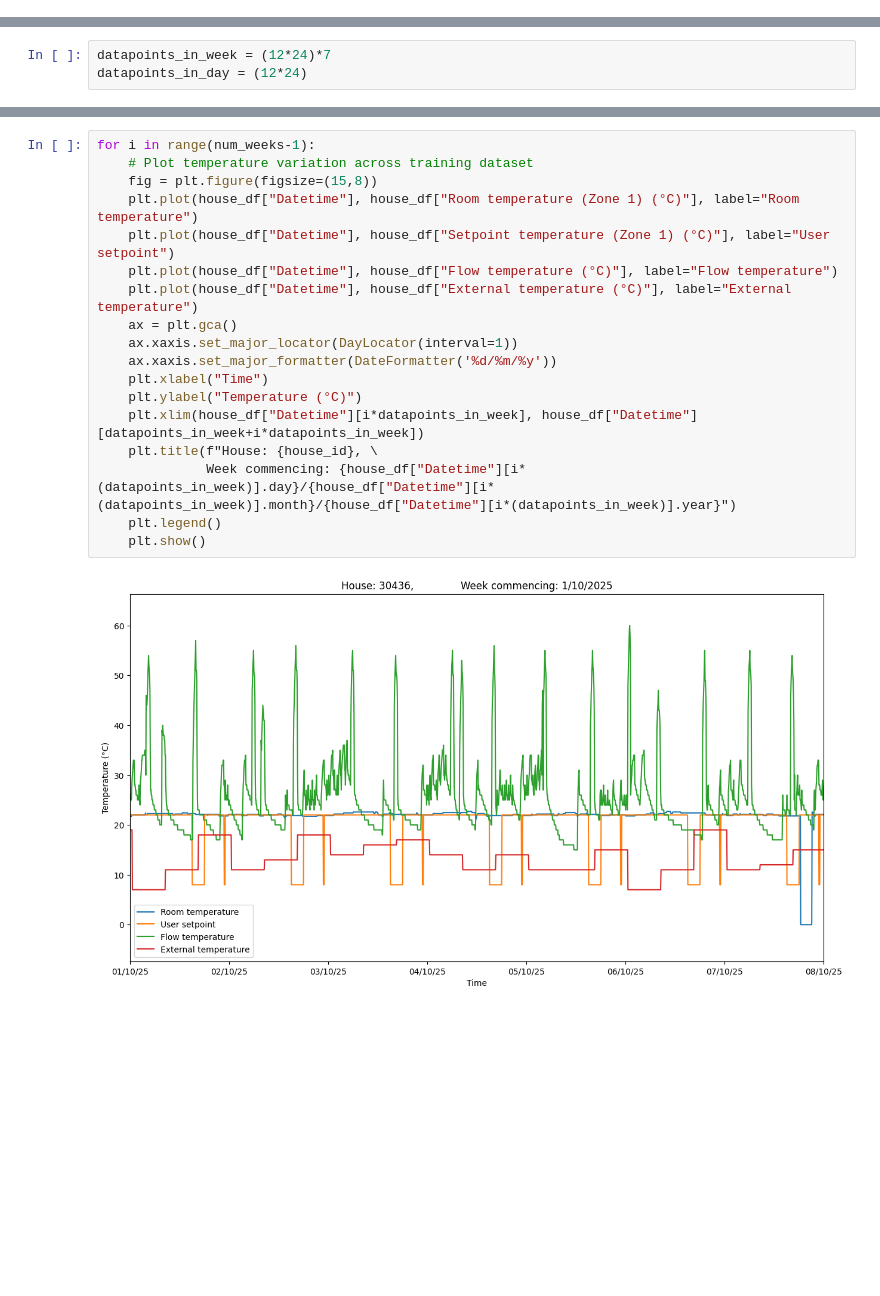
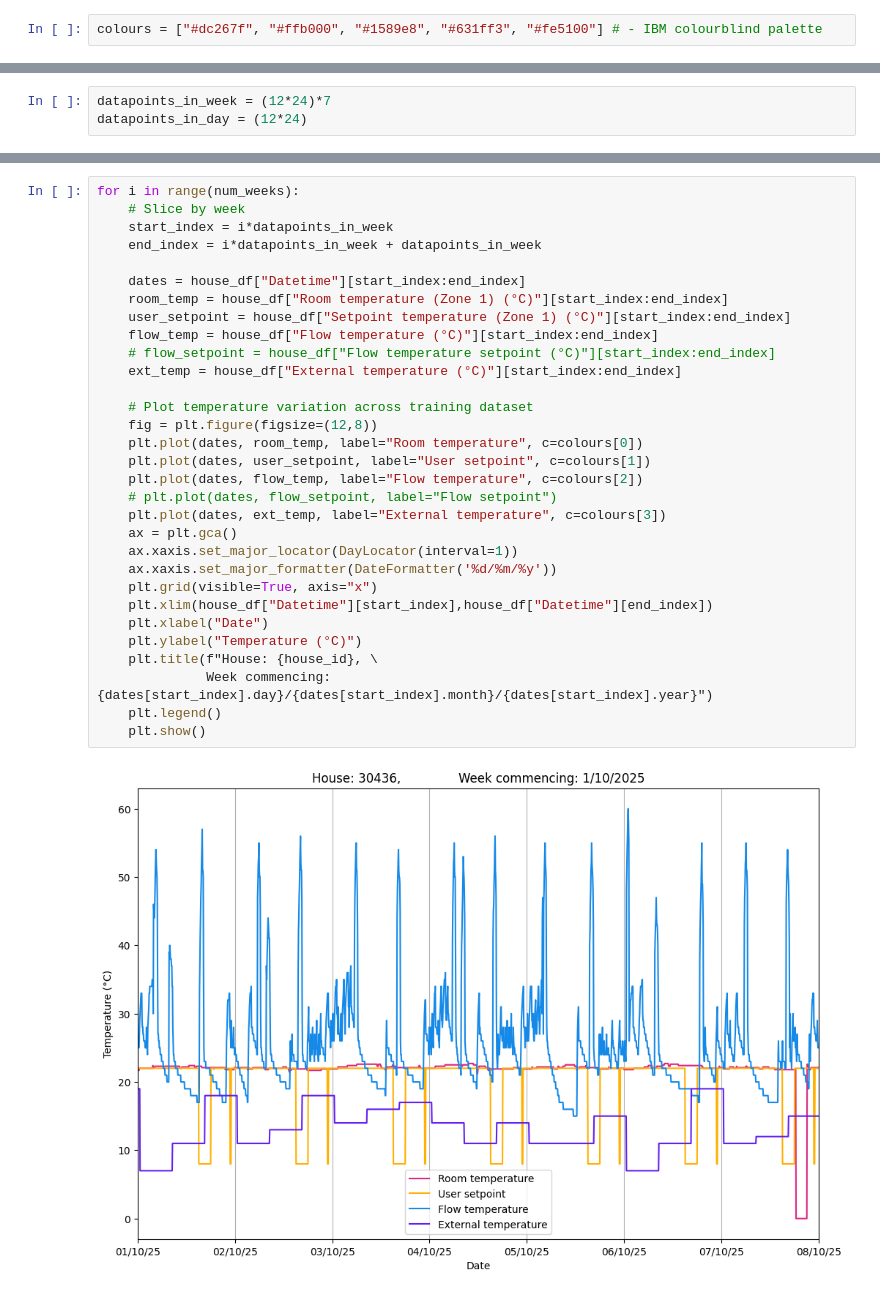
Before and after one commit to PracticeOrientedAICDT/PassivUK_Project_Spring_2026, a Jupyter notebook: EDA.ipynb, the cells around one changed output, grey strips where cells are left out. Cells and saved outputs as stored; diff of their text form; blank space fills up the shorter version.

Commit message:
feat - colour palette and change how plot each section (trim data not axes)

```diff
--- a/EDA.ipynb
+++ b/EDA.ipynb
@@ -59,5 +55,7 @@ house_df.describe().transpose()
 # %% [markdown]
 # Plot house time series
+# %%
+colours = ["#dc267f", "#ffb000", "#1589e8", "#631ff3", "#fe5100"] # - IBM colourblind palette
 # %%
 num_days = int(len(house_df)/(12*24))
 num_weeks = int(num_days/7)
@@ -67,20 +67,33 @@ datapoints_in_day = (12*24)
 # %%
-for i in range(num_weeks-1):
+for i in range(num_weeks):
+    # Slice by week
+    start_index = i*datapoints_in_week
+    end_index = i*datapoints_in_week + datapoints_in_week
+
+    dates = house_df["Datetime"][start_index:end_index]
+    room_temp = house_df["Room temperature (Zone 1) (°C)"][start_index:end_index]
+    user_setpoint = house_df["Setpoint temperature (Zone 1) (°C)"][start_index:end_index]
+    flow_temp = house_df["Flow temperature (°C)"][start_index:end_index]
+    # flow_setpoint = house_df["Flow temperature setpoint (°C)"][start_index:end_index]
+    ext_temp = house_df["External temperature (°C)"][start_index:end_index]
+
     # Plot temperature variation across training dataset
-    fig = plt.figure(figsize=(15,8))
-    plt.plot(house_df["Datetime"], house_df["Room temperature (Zone 1) (°C)"], label="Room temperature")
-    plt.plot(house_df["Datetime"], house_df["Setpoint temperature (Zone 1) (°C)"], label="User setpoint")
-    plt.plot(house_df["Datetime"], house_df["Flow temperature (°C)"], label="Flow temperature")
-    plt.plot(house_df["Datetime"], house_df["External temperature (°C)"], label="External temperature")
+    fig = plt.figure(figsize=(12,8))
+    plt.plot(dates, room_temp, label="Room temperature", c=colours[0])
+    plt.plot(dates, user_setpoint, label="User setpoint", c=colours[1])
+    plt.plot(dates, flow_temp, label="Flow temperature", c=colours[2])
+    # plt.plot(dates, flow_setpoint, label="Flow setpoint")
+    plt.plot(dates, ext_temp, label="External temperature", c=colours[3])
     ax = plt.gca()
     ax.xaxis.set_major_locator(DayLocator(interval=1))
     ax.xaxis.set_major_formatter(DateFormatter('%d/%m/%y'))
-    plt.xlabel("Time")
+    plt.grid(visible=True, axis="x")
+    plt.xlim(house_df["Datetime"][start_index],house_df["Datetime"][end_index])
+    plt.xlabel("Date")
     plt.ylabel("Temperature (°C)")
-    plt.xlim(house_df["Datetime"][i*datapoints_in_week], house_df["Datetime"][datapoints_in_week+i*datapoints_in_week])
     plt.title(f"House: {house_id}, \
-              Week commencing: {house_df["Datetime"][i*(datapoints_in_week)].day}/{house_df["Datetime"][i*(datapoints_in_week)].month}/{house_df["Datetime"][i*(datapoints_in_week)].year}")
+              Week commencing: {dates[start_index].day}/{dates[start_index].month}/{dates[start_index].year}")
     plt.legend()
     plt.show()
 # %% [output]
-[figure, old version]
+[figure, new version]
```
Also changed, not shown: parts of 6 cells of this notebook.
